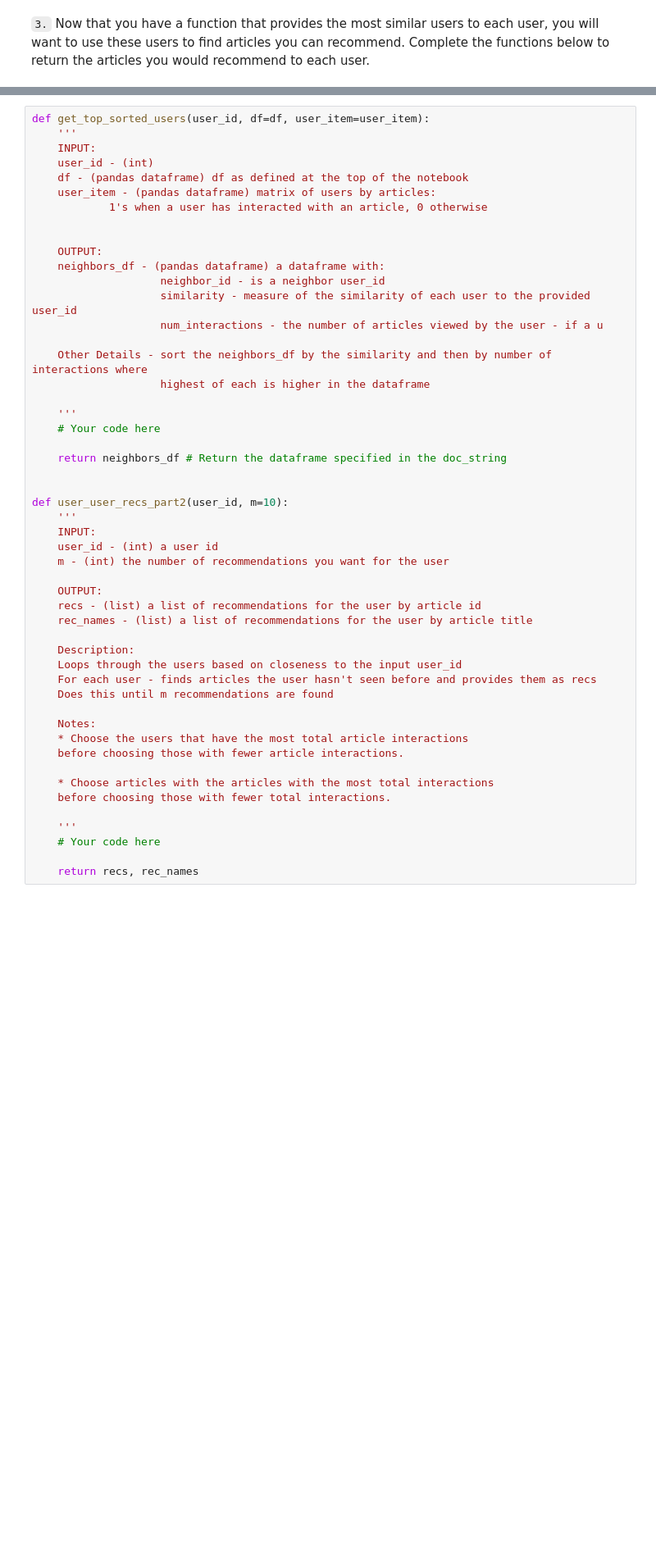
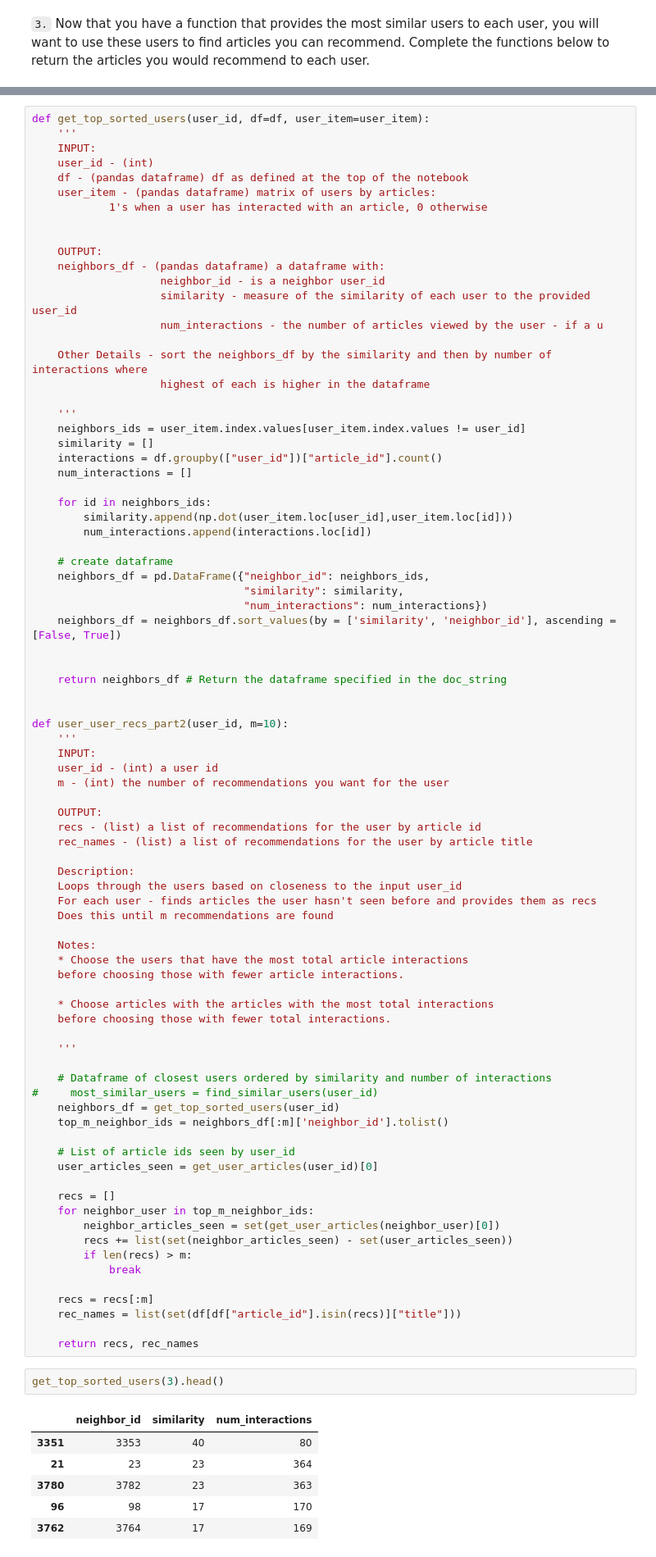
Before and after one commit to leedah/recommendation-engine-IBM, a Jupyter notebook: Recommendations_with_IBM.ipynb, the cells around one changed output, grey strips where cells are left out. Shown: that part at 82% size. Cells and saved outputs as stored; diff of their text form; blank space fills up the shorter version.

```diff
--- a/Recommendations_with_IBM.ipynb
+++ b/Recommendations_with_IBM.ipynb
@@ -467,7 +681,21 @@ def get_top_sorted_users(user_id, df=df, user_item=user_item):
                     highest of each is higher in the dataframe
 
     '''
-    # Your code here
+    neighbors_ids = user_item.index.values[user_item.index.values != user_id]
+    similarity = []
+    interactions = df.groupby(["user_id"])["article_id"].count()
+    num_interactions = []
+
+    for id in neighbors_ids:
+        similarity.append(np.dot(user_item.loc[user_id],user_item.loc[id]))
+        num_interactions.append(interactions.loc[id])
+
+    # create dataframe
+    neighbors_df = pd.DataFrame({"neighbor_id": neighbors_ids,
+                                 "similarity": similarity,
+                                 "num_interactions": num_interactions})
+    neighbors_df = neighbors_df.sort_values(by = ['similarity', 'neighbor_id'], ascending = [False, True])
+
 
     return neighbors_df # Return the dataframe specified in the doc_string
 
@@ -495,9 +723,35 @@ def user_user_recs_part2(user_id, m=10):
     before choosing those with fewer total interactions.
 
     '''
-    # Your code here
+
+    # Dataframe of closest users ordered by similarity and number of interactions
+#     most_similar_users = find_similar_users(user_id)
+    neighbors_df = get_top_sorted_users(user_id)
+    top_m_neighbor_ids = neighbors_df[:m]['neighbor_id'].tolist()
+
+    # List of article ids seen by user_id
+    user_articles_seen = get_user_articles(user_id)[0]
+
+    recs = []
+    for neighbor_user in top_m_neighbor_ids:
+        neighbor_articles_seen = set(get_user_articles(neighbor_user)[0])
+        recs += list(set(neighbor_articles_seen) - set(user_articles_seen))
+        if len(recs) > m:
+            break
+
+    recs = recs[:m]
+    rec_names = list(set(df[df["article_id"].isin(recs)]["title"]))
 
     return recs, rec_names
+# %%
+get_top_sorted_users(3).head()
+# %% [output]
+|  | neighbor_id | similarity | num_interactions |
+| 3351 | 3353 | 40 | 80 |
+| 21 | 23 | 23 | 364 |
+| 3780 | 3782 | 23 | 363 |
+| 96 | 98 | 17 | 170 |
+| 3762 | 3764 | 17 | 169 |
 # %%
 # Quick spot check - don't change this code - just use it to test your functions
 rec_ids, rec_names = user_user_recs_part2(20, 10)
```
Also changed, not shown: parts of 39 cells of this notebook.
